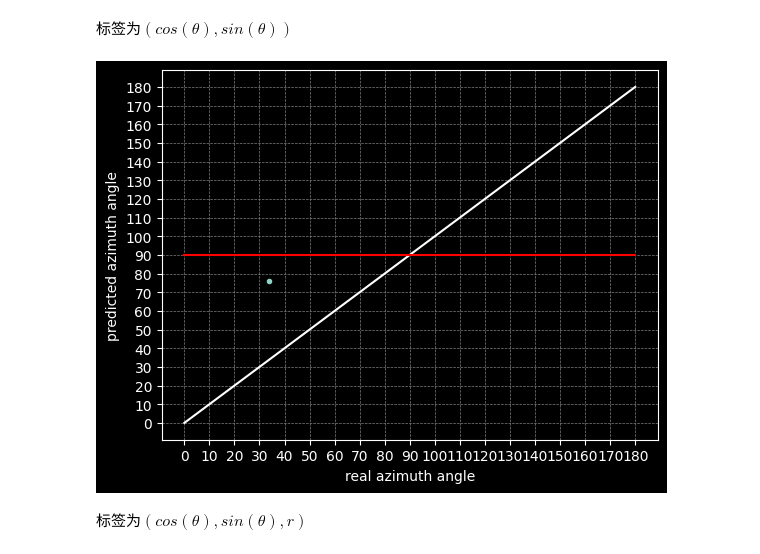
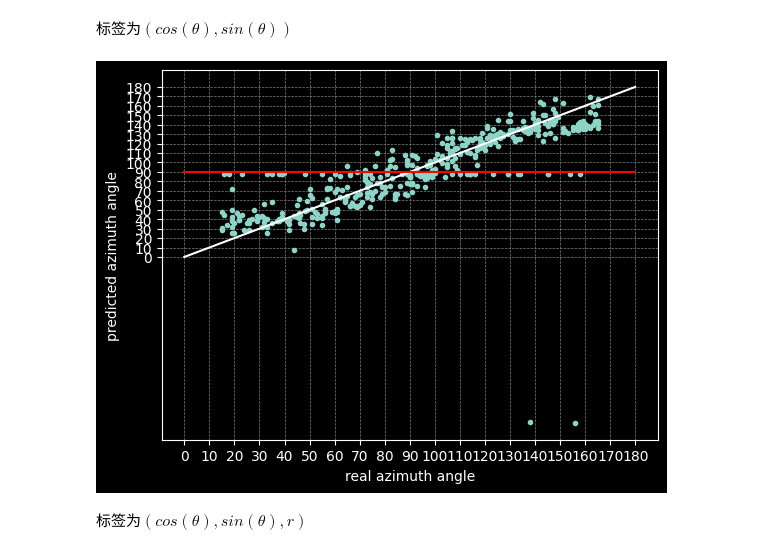
Before and after one commit to LeoJhonSong/ternary-array-passive-bearing, a Jupyter notebook: wideband_cpsd_cnn.ipynb, the cells around one changed output. Cells and saved outputs as stored; diff of their text form; code cells hidden in the pictures.

```diff
--- a/wideband_cpsd_cnn.ipynb
+++ b/wideband_cpsd_cnn.ipynb
@@ -74,7 +72,9 @@ batch 0,1,2,3,4,5,6,7,8,9,10,11,12,13,14,15,16,17,18,19,20,21,22,23,24,
 # %%
 # %matplotlib widget
 from scipy.interpolate import interp1d
-map = interp1d([100, 1000], [0, 1])
+def map(from_min, from_max, to_min, to_max):
+    interpolator = interp1d([from_min, from_max], [to_min, to_max])
+    return lambda x: interpolator(max(from_min, min(x, from_max)))
 
 class FeaturesDataSet(Dataset):
     def __init__(self, folder_path):
@@ -93,12 +93,12 @@ class FeaturesDataSet(Dataset):
         # data = data[:, ::10, :]
         # data = np.diff(data, axis=1)
         label = arrays['label'][:, 0]
-        theta = np.deg2rad(label[1])
+        theta = np.deg2rad(label[1, 0])
         label = np.array((
                 np.cos(theta),
                 np.sin(theta),
-                # map(max(100, min(label[0], 1000)))
-            )).astype(np.float32).squeeze()
+                map(500, 1000, 0, 1)(label[0, 0]),
+            )).astype(np.float32).reshape(-1)
         # label = np.append(label / r, map(max(100, min(r, 1000)))).astype(np.float32)
         # label = torch.tensor(np.rad2deg(np.arctan2(label[1], label[0]))) - 15
         # label = nn.functional.one_hot(label.to(torch.int64), num_classes=151).float()
@@ -148,15 +148,16 @@ class Predictor(nn.Module):
         super().__init__()
         weights = ResNet18_Weights.DEFAULT
         self.resnet18 = resnet18(weights=weights)
-        self.resnet18.fc = torch.nn.Linear(in_features=self.resnet18.fc.in_features, out_features=2)
+        self.resnet18.fc = torch.nn.Linear(in_features=self.resnet18.fc.in_features, out_features=3)
         # torch.nn.init.normal_(self.resnet18.fc.weight)
         # self.resnet18.fc.bias.data.fill_(0.0)
         self.transforms = weights.transforms(antialias=True)
 
     def forward(self, x: torch.Tensor) -> torch.Tensor:
         x = self.transforms(x)
-        y_pred = self.resnet18(x)
-        return y_pred
+        x = self.resnet18(x)
+        x = torch.tanh(x)
+        return x
 
 net = Predictor()
 # net.apply(init_weights)  # 初始化权重为全零
@@ -250,30 +255,30 @@ def show_cam():
 # %%
 device = torch.device('cuda')
 
 checkpoint_path = "./exp/checkpoint"
 checkpoint = torch.load(checkpoint_path)
 net.load_state_dict(checkpoint)
 net.eval()
 net.to(device)
 
-data, label = FeaturesDataSet(val_path + '_phase')[np.random.randint(0, 200)]
-data = torch.tensor(data).to(device)
-output = net(data.unsqueeze(0))
-predicted = output.detach().cpu().numpy()
+dl_val = DataLoader(ds_val, batch_size=400, shuffle=False, num_workers=16, drop_last=False)
+data, label = next(iter(dl_val))
+data = data.to(device)
+predicted = net(data).detach().cpu().numpy()
 # predicted_angles = np.argmax(predicted, axis=1) + 15
 # label_angles = label.argmax().numpy() + 15
-predicted_angles = np.rad2deg(np.arctan2(predicted[0, 1], predicted[0, 0]))
-label_angles = np.rad2deg(np.arctan2(label[1], label[0]))
+label_angles = np.rad2deg(np.arctan2(label[:, 1], label[:, 0]))
+predicted_angles = np.rad2deg(np.arctan2(predicted[:, 1], predicted[:, 0]))
 plt.plot(label_angles, predicted_angles, '.')
 plt.plot([0, 180], [0, 180], 'white')
 plt.plot([0, 180], [90, 90], 'red')
 
 plt.xlabel('real azimuth angle')
 plt.ylabel('predicted azimuth angle')
 plt.xticks(np.arange(0, 190, 10))
 plt.yticks(np.arange(0, 190, 10))
 plt.grid(True, which='major', color='gray', linestyle='--', linewidth=0.5)
 # %% [output]
-[figure, old version]
+[figure, new version]
 # %% [markdown]
 标签为$(cos(\theta), sin(\theta), r)$
```
Also changed, not shown: parts of 8 cells of this notebook, 1 other file.
